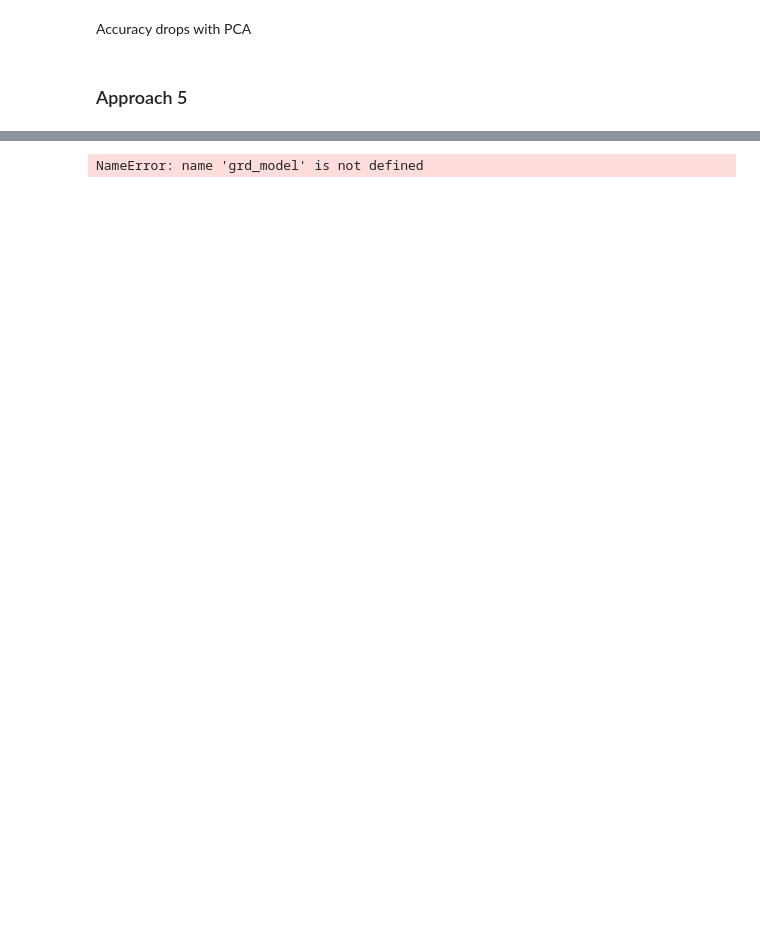
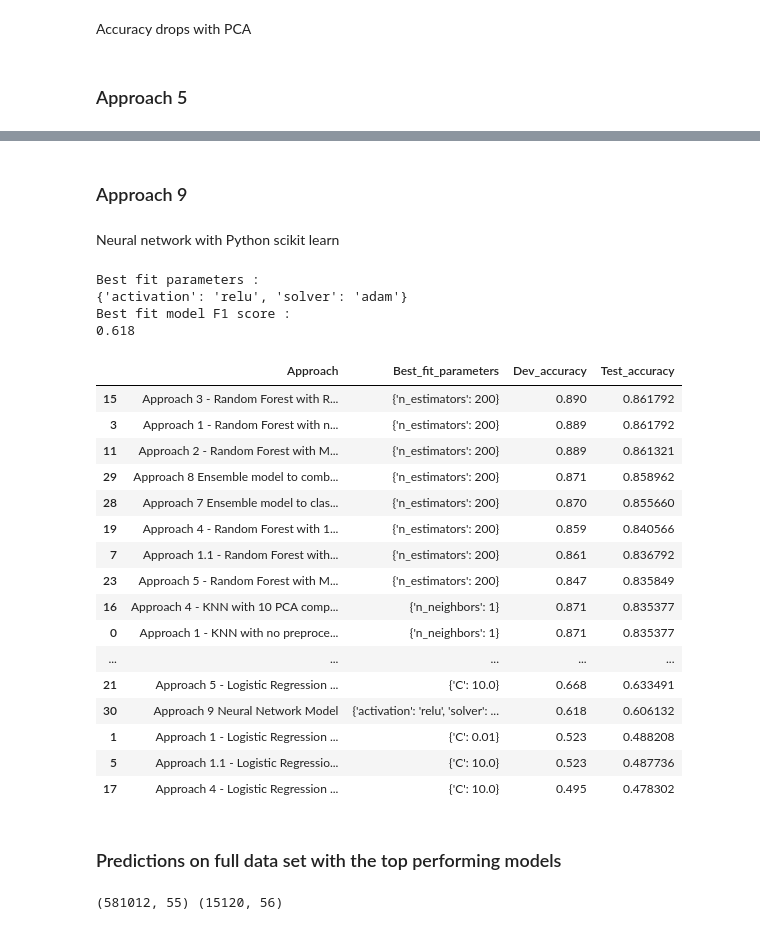
Before and after one commit to kasri-mids/MIDS-W207-FinalProject, a Jupyter notebook: Final Project SSDG_Nov_17.ipynb, the cells around one changed output, grey strips where cells are left out. Cells and saved outputs as stored; diff of their text form; code cells hidden in the pictures; blank space fills up the shorter version.

```diff
--- a/Final Project SSDG_Nov_17.ipynb
+++ b/Final Project SSDG_Nov_17.ipynb
@@ -514,0 +764,9 @@ Classification Report :
+# %%
+def predict_approach_ensemble_8(data , labels):
+    predicted_1 = grd_model_rf_8_1.predict(data)
+    predicted_2 = grd_model_8_2.predict(data)
+    predicted_final = predicted_1
+    for i in range(predicted_1.size):
+        if predicted_1[i] == 0:
+            predicted_final[i] = predicted_2[i]
+    return predicted_final
@@ -515,7 +780,65 @@ Classification Report :
+# %%
+best_parameters = grd_model_rf_8_1.best_params_
+predicted = predict_approach_ensemble_8(dev_data , dev_labels)
+dev_accuracy = metrics.f1_score(dev_labels, predicted , average='micro')
+predicted = predict_approach_ensemble_8(test_data , test_labels)
+test_accuracy = metrics.f1_score(test_labels, predicted , average='micro')
+approach_text = 'Approach 8 Ensemble model to combine 1 and 2 into a single class 0 , then a model to predict between 1 and 2  '
+output_display.append([approach_text , best_parameters , dev_accuracy , test_accuracy ])
+# %% [markdown]
+### Approach 9
+# %% [markdown]
+Neural network with Python scikit learn
+# %%
+param_values= { 'solver' : [ 'sgd' , 'adam' , 'lbfgs' ] , 'activation' : [ 'identity', 'logistic', 'tanh', 'relu' ]   }
+grd_model_9 = GridSearchCV( MLPClassifier(hidden_layer_sizes=(30,), random_state=0),  param_grid = param_values ,return_train_score = 1)
+grd_model_9.fit(train_data , train_labels)
+print ("Best fit parameters :")
+print (grd_model_9.best_params_)
+predicted = grd_model_9.predict(dev_data)
+print ("Best fit model F1 score :" )
+print(metrics.f1_score(dev_labels, predicted , average='micro'))
+# %% [output]
+Best fit parameters :
+{'activation': 'relu', 'solver': 'adam'}
+Best fit model F1 score :
+0.618
+# %%
+best_parameters = grd_model_9.best_params_
+predicted = grd_model_9.predict(dev_data)
+dev_accuracy = metrics.f1_score(dev_labels, predicted , average='micro')
+predicted = grd_model_9.predict(test_data)
+test_accuracy = metrics.f1_score(test_labels, predicted , average='micro')
+approach_text = 'Approach 9 Neural Network Model'
+output_display.append([approach_text , best_parameters , dev_accuracy , test_accuracy ])
+# %%
+df_output = pd.DataFrame(output_display, columns = ['Approach', 'Best_fit_parameters' , 'Dev_accuracy' , 'Test_accuracy'])
+pd.set_option('display.max_colwidth', 120)
+display(df_output.sort_values(by='Test_accuracy', ascending=False))
+# %% [output]
+|  | Approach | Best_fit_parameters | Dev_accuracy | Test_accuracy |
+| 15 | Approach 3 - Random Forest with R... | {'n_estimators': 200} | 0.890 | 0.861792 |
+| 3 | Approach 1 - Random Forest with n... | {'n_estimators': 200} | 0.889 | 0.861792 |
+| 11 | Approach 2 - Random Forest with M... | {'n_estimators': 200} | 0.889 | 0.861321 |
+| 29 | Approach 8 Ensemble model to comb... | {'n_estimators': 200} | 0.871 | 0.858962 |
+| 28 | Approach 7 Ensemble model to clas... | {'n_estimators': 200} | 0.870 | 0.855660 |
+| 19 | Approach 4 - Random Forest with 1... | {'n_estimators': 200} | 0.859 | 0.840566 |
+| 7 | Approach 1.1 - Random Forest with... | {'n_estimators': 200} | 0.861 | 0.836792 |
+| 23 | Approach 5 - Random Forest with M... | {'n_estimators': 200} | 0.847 | 0.835849 |
+| 16 | Approach 4 - KNN with 10 PCA comp... | {'n_neighbors': 1} | 0.871 | 0.835377 |
+| 0 | Approach 1 - KNN with no preproce... | {'n_neighbors': 1} | 0.871 | 0.835377 |
+| ... | ... | ... | ... | ... |
+| 21 | Approach 5 - Logistic Regression ... | {'C': 10.0} | 0.668 | 0.633491 |
+| 30 | Approach 9 Neural Network Model | {'activation': 'relu', 'solver': ... | 0.618 | 0.606132 |
+| 1 | Approach 1 - Logistic Regression ... | {'C': 0.01} | 0.523 | 0.488208 |
+| 5 | Approach 1.1 - Logistic Regressio... | {'C': 10.0} | 0.523 | 0.487736 |
+| 17 | Approach 4 - Logistic Regression ... | {'C': 10.0} | 0.495 | 0.478302 |
+# %% [markdown]
+### Predictions on full data set with the top performing models
 # %%
+data_predict = pd.read_csv("covtype.data" , header = None)
+print ( data_predict.shape , data.shape)
 predict_data = np.array(data_predict.as_matrix(columns=data_predict.columns[0:54]))
 predict_labels = np.array(data_predict.as_matrix(columns=data_predict.columns[54]))
-predicted= grd_model.predict(predict_data)
-print(metrics.f1_score(predict_labels, predicted , average='micro'))
 # %% [output]
-NameError: name 'grd_model' is not defined
+(581012, 55) (15120, 56)
```
Also changed, not shown: parts of 60 cells of this notebook.
